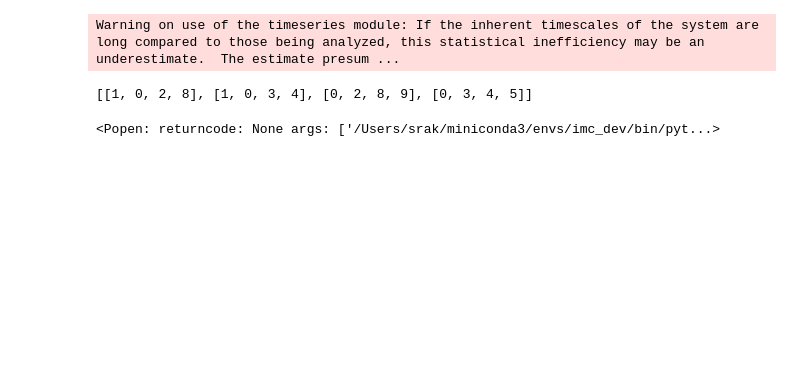
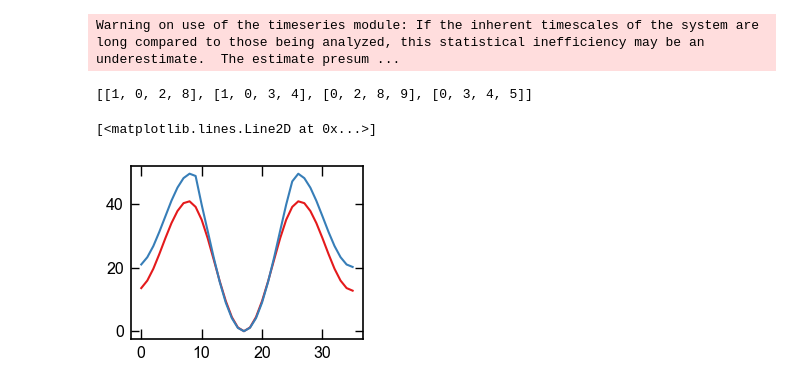
Before and after one commit to srak-uf/iMolCRAFT, a Jupyter notebook: examples/opt/dihedral/dmc/dmc_dihedral.ipynb, the cells around one changed output. Drawn from its saved outputs; the diff is of its cells as text; code cells hidden in the pictures; blank space fills up the shorter version.

Commit message:
Sucessfully run dihedral trainer examples.

```diff
--- a/examples/opt/dihedral/dmc/dmc_dihedral.ipynb
+++ b/examples/opt/dihedral/dmc/dmc_dihedral.ipynb
@@ -19,12 +19,10 @@ calculator.scan_list
 # %% [output]
 [[1, 0, 2, 8], [1, 0, 3, 4], [0, 2, 8, 9], [0, 3, 4, 5]]
 # %%
-# check dihedral atom index -> 1,0,2,8
-view(load_g16scan("dmc_dihed_0.log")[2])
-# check dihedral atom index -> 0,2,8,9
-view(load_g16scan("dmc_dihed_2.log")[2])
+# # check dihedral atom index -> 1,0,2,8
+# view(load_g16scan("dmc_dihed_0.log")[2])
+# # check dihedral atom index -> 0,2,8,9
+# view(load_g16scan("dmc_dihed_2.log")[2])
-# %% [output]
-<Popen: returncode: None args: ['/Users/srak/miniconda3/envs/imc_dev/bin/pyt...>
 # %%
 calculator.scan_list  = [calculator.scan_list[0] , calculator.scan_list[2]]
 calculator.qm_calculators = [calculator.qm_calculators[0], calculator.qm_calculators[2]]
@@ -43,0 +45,6 @@ calculator.qm_scan[1]["atoms"], \
+# %%
+plt.plot(calculator.qm_scan[0]["energy_kjmol"])
+plt.plot(calculator.ff_scan[0]["energy_kjmol"])
+# %% [output]
+[<matplotlib.lines.Line2D at 0x...>]
+[figure, added]
```
Also changed, not shown: parts of 14 cells of this notebook, 3 other files.
